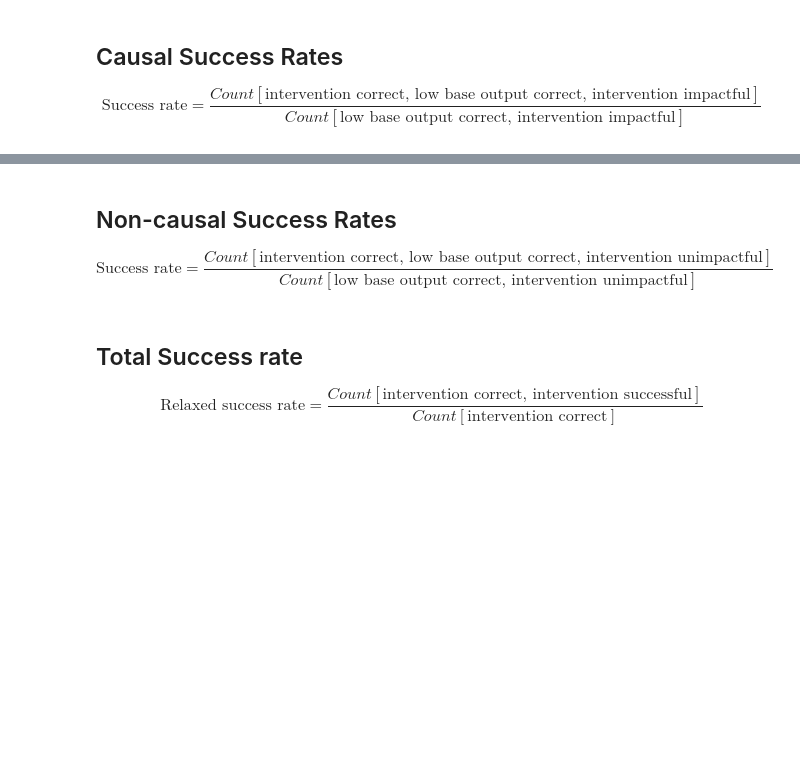
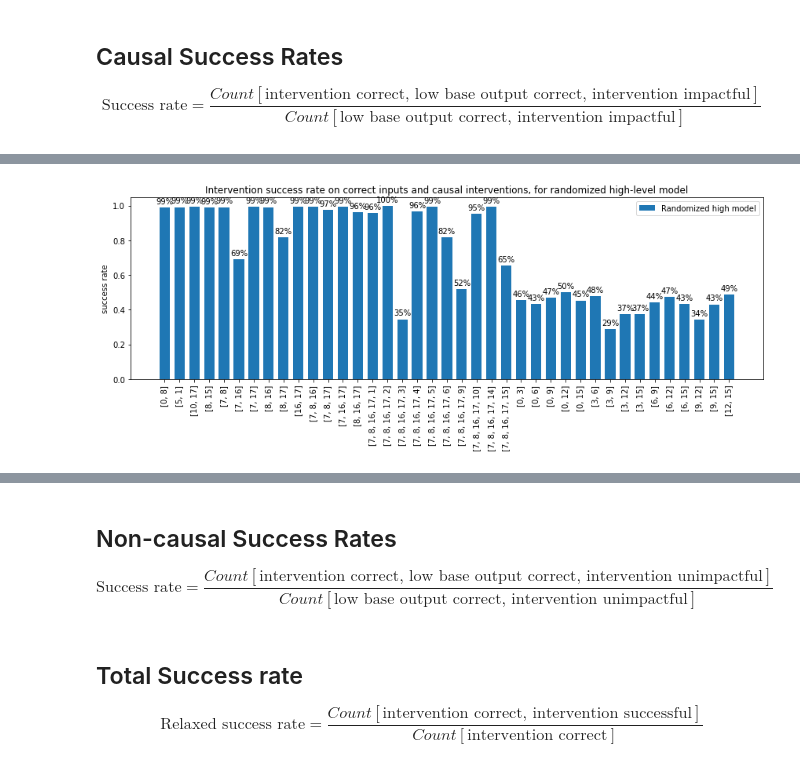
Before and after one commit to atticusg/Interchange, a Jupyter notebook: interchange_analysis.ipynb, the cells around one changed output, grey strips where cells are left out. Saved outputs shown, nothing was run; the diff lists cells and outputs as text; code cells hidden in the pictures; blank space fills up the shorter version.

Commit message:
many updates to counterfactual training

```diff
--- a/interchange_analysis.ipynb
+++ b/interchange_analysis.ipynb
@@ -53,7 +53,8 @@ def multi_bar_plot(x_labels: Sequence[str],
                    category_styles: Dict={},
                    line_y_label: str=None,
                    width: int=0.7,
-                   bar_label_fmt: str='{:.1%}'):
+                   bar_label_fmt: str='{:.1%}',
+                   x_label_rotation: int=0):
 
     xs = np.arange(len(x_labels))  # the label locations
     assert len(data) == len(category_labels)
@@ -84,13 +85,13 @@ def multi_bar_plot(x_labels: Sequence[str],
         ax.set_ylabel(bar_y_label)
         ax.set_title(title)
         ax.set_xticks(xs)
-        ax.set_xticklabels(x_labels)
+        ax.set_xticklabels(x_labels, rotation=x_label_rotation)
         ax.legend()
     else:
         ax.set_ylabel(bar_y_label)
         ax.set_title(title)
         ax.set_xticks(xs)
-        ax.set_xticklabels(x_labels)
+        ax.set_xticklabels(x_labels, rotation=x_label_rotation)
         ax.legend()
 
         ax2 = ax.twinx()
@@ -637,5 +699,5 @@ multi_stacked_bar_plot(labels, [baseline_category_data, lstm_category_data, bert
 # %%
-def plot_ratios(baseline_data, lstm_data, bert_data, numerators, denominators, title):
+def plot_rates(baseline_data, lstm_data, bert_data, numerators, denominators, title):
     numerator_cols = [f"res_{i}_counts" for i in numerators]
     denominator_cols = [f"res_{i}_counts" for i in denominators]
 
@@ -648,6 +710,14 @@ def plot_ratios(baseline_data, lstm_data, bert_data, numerators, denominators, t
     data_for_plot = [lstm_hard_success_rates, bert_hard_success_rates]
     data_labels = ["LSTM", "Bert"]
     multi_bar_plot(labels, data_for_plot, data_labels, bar_y_label="success rate", title=title)
+
+def plot_rand_bert_rates(rand_bert_data, numerators, denominators, title):
+    numerator_cols = [f"res_{i}_counts" for i in numerators]
+    denominator_cols = [f"res_{i}_counts" for i in denominators]
+
+    labels, success_rates = aggregate_rand_node_set_data_by_ratio(rand_bert_data, numerator_cols, denominator_cols, aggregate=max)
+
+    multi_bar_plot(labels, [success_rates], ['Randomized high model'],bar_label_fmt='{:.0%}', bar_y_label="success rate", title=title, x_label_rotation=90)
 # %% [markdown]
 ## Causal Success Rates
 
@@ -657,2 +729,6 @@ plot_rates(lstm_baseline_data, lstm_easy_data, bert_easy_data, [3], [2,3], "Inte
 # %%
 plot_ratios(lstm_baseline_data, lstm_hard_data, bert_hard_data, [3], [2,3], "Intervention success rate on correct inputs and causal interventions, models trained on hard dataset")
+# %%
+plot_rand_bert_rates(rand_bert_hard_data, [3], [2,3], "Intervention success rate on correct inputs and causal interventions, for randomized high-level model")
+# %% [output]
+[figure, added]
```
Also changed, not shown: parts of 14 cells of this notebook, 25 other files.
